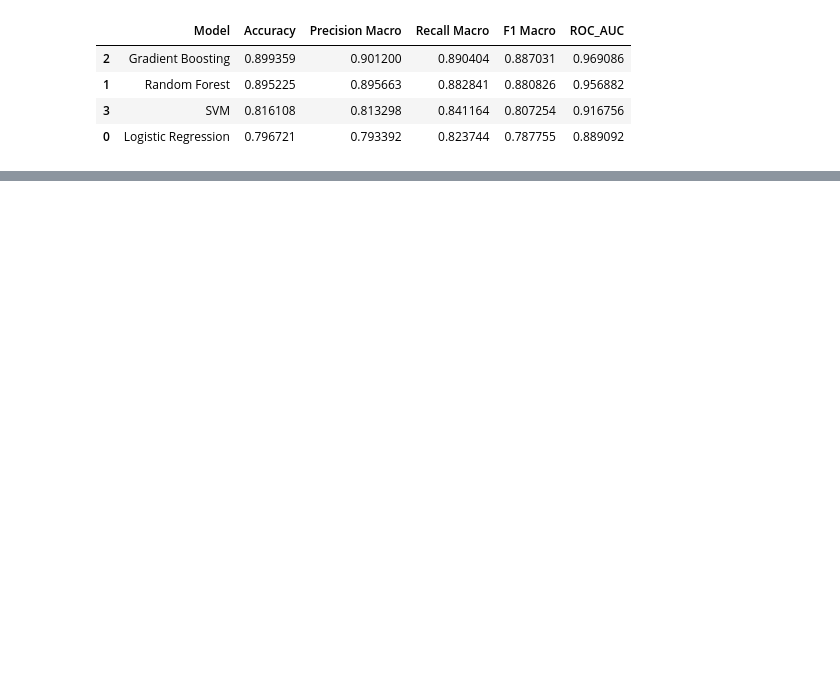
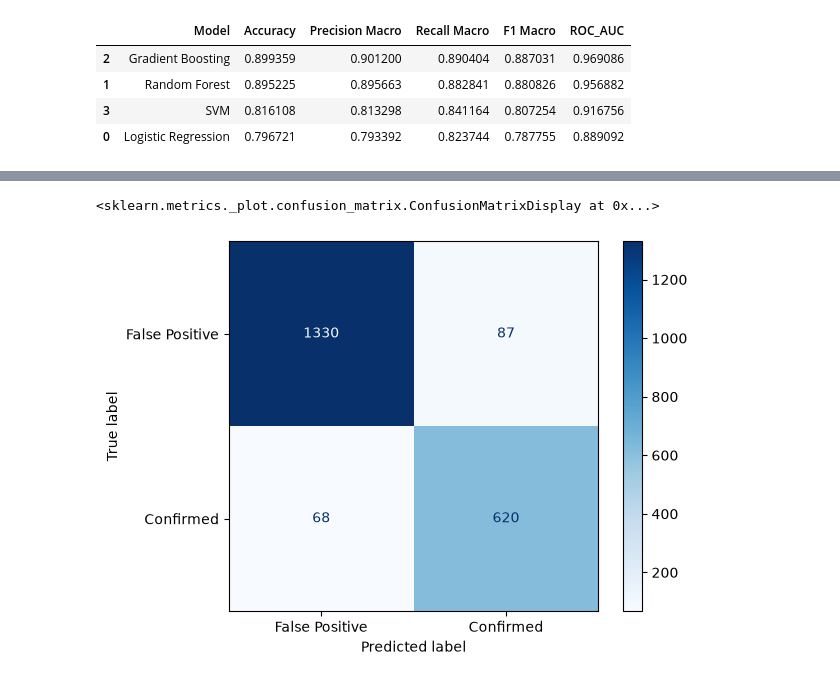
Before and after one commit to DawoodAhmadAnalyst/Keppler-Exoplanet-Search, a Jupyter notebook: Modelling.ipynb, the cells around one changed output, grey strips where cells are left out. Cells and saved outputs as stored; diff of their text form; code cells hidden in the pictures; blank space fills up the shorter version.

```diff
--- a/Modelling.ipynb
+++ b/Modelling.ipynb
@@ -295,0 +382,10 @@ Final selected model: Tuned Gradient Boosting
+# %%
+# In this domain, missing a real planet (a false negative) is arguably worse than a false alarm — you'd rather flag a few extra candidates for telescope follow-up than throw away a real discovery. Keep that asymmetry in mind; it'll matter later if you ever tune the decision threshold.
+
+
+cm = confusion_matrix(y_test, y_pred_best, labels=best_gb_pipeline.classes_)
+disp = ConfusionMatrixDisplay(confusion_matrix=cm, display_labels=['False Positive', 'Confirmed'])
+disp.plot(cmap='Blues', values_format='d')
+# %% [output]
+<sklearn.metrics._plot.confusion_matrix.ConfusionMatrixDisplay at 0x...>
+[figure, added]
```
Also changed, not shown: parts of 29 cells of this notebook.
